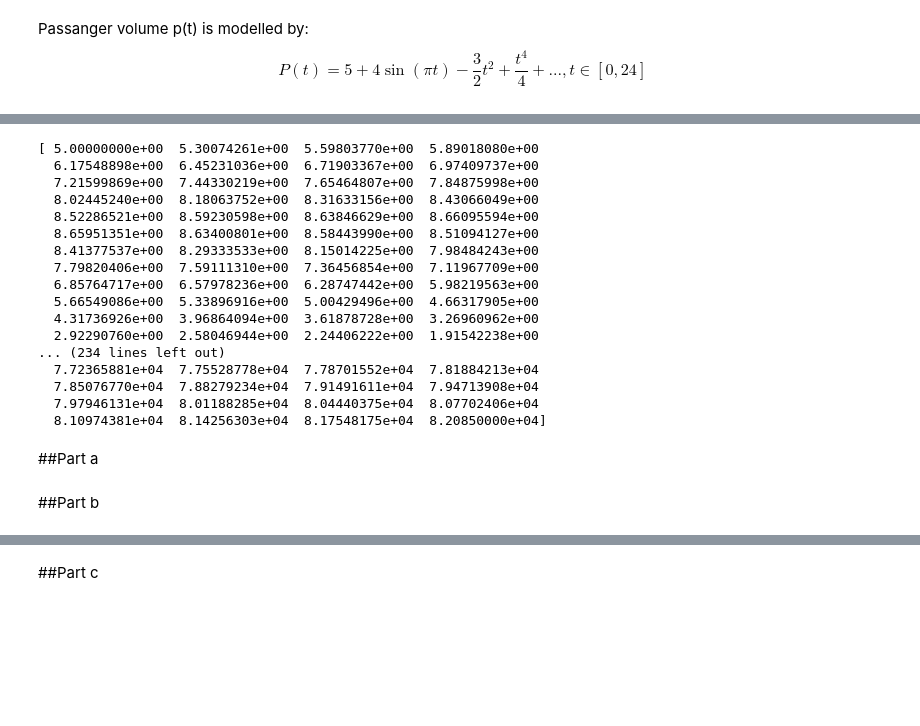
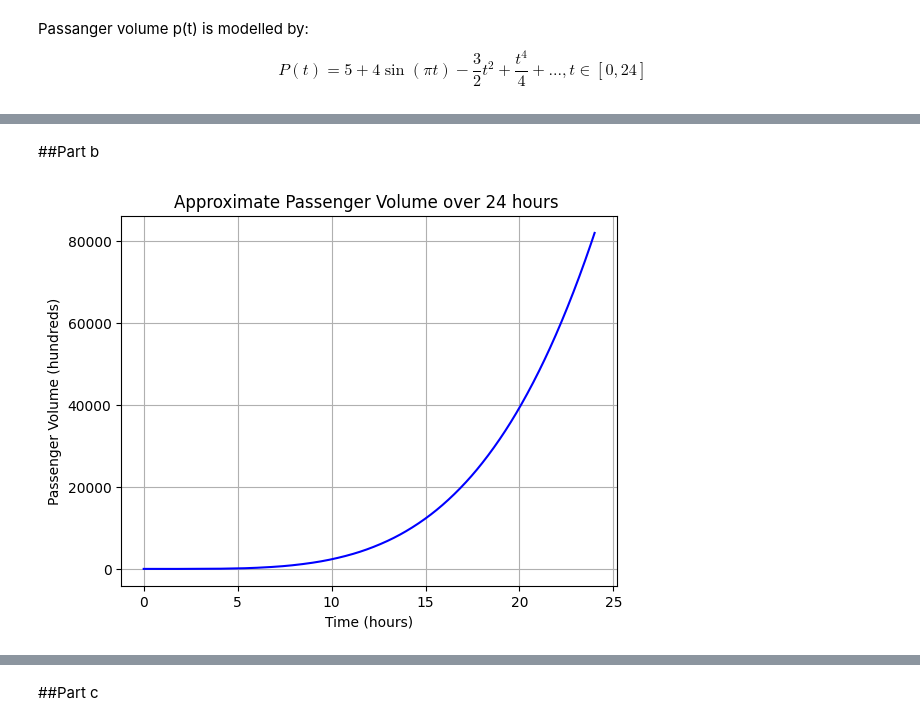
Before and after one commit to Wishmiii/Colombo-Travel-Route-Optimizer, a Jupyter notebook: MathCW.ipynb, the cells around one changed output, grey strips where cells are left out. Saved outputs shown, nothing was run; the diff lists cells and outputs as text; code cells hidden in the pictures; blank space fills up the shorter version.

Commit message:
Added Peak Travel Times Prediction Using Series Convergence

```diff
--- a/MathCW.ipynb
+++ b/MathCW.ipynb
@@ -297,28 +315,16 @@ $$
 # %%
-#Setting time range
-t_hrs=np.linspace(0,24,1000)
-
 # Approximating first 4 terms of the passanger volume function
 P_t = 5 + (4*np.sin(np.pi * t_hrs))- ((3/2)*t_hrs**2)+((t_hrs**4/4))
-# %% [output]
-[ 5.00000000e+00  5.30074261e+00  5.59803770e+00  5.89018080e+00
-  6.17548898e+00  6.45231036e+00  6.71903367e+00  6.97409737e+00
-  7.21599869e+00  7.44330219e+00  7.65464807e+00  7.84875998e+00
-  8.02445240e+00  8.18063752e+00  8.31633156e+00  8.43066049e+00
-  8.52286521e+00  8.59230598e+00  8.63846629e+00  8.66095594e+00
-  8.65951351e+00  8.63400801e+00  8.58443990e+00  8.51094127e+00
-  8.41377537e+00  8.29333533e+00  8.15014225e+00  7.98484243e+00
-  7.79820406e+00  7.59111310e+00  7.36456854e+00  7.11967709e+00
-  6.85764717e+00  6.57978236e+00  6.28747442e+00  5.98219563e+00
-  5.66549086e+00  5.33896916e+00  5.00429496e+00  4.66317905e+00
-  4.31736926e+00  3.96864094e+00  3.61878728e+00  3.26960962e+00
-  2.92290760e+00  2.58046944e+00  2.24406222e+00  1.91542238e+00
-... (234 lines left out)
-  7.72365881e+04  7.75528778e+04  7.78701552e+04  7.81884213e+04
-  7.85076770e+04  7.88279234e+04  7.91491611e+04  7.94713908e+04
-  7.97946131e+04  8.01188285e+04  8.04440375e+04  8.07702406e+04
-  8.10974381e+04  8.14256303e+04  8.17548175e+04  8.20850000e+04]
-# %% [markdown]
-##Part a
 # %% [markdown]
 ##Part b
+# %%
+# Plotting passenger volume over 24 hours
+plt.figure()
+plt.plot(t_hrs,P_t, color='blue')
+plt.xlabel('Time (hours)')
+plt.ylabel('Passenger Volume (hundreds)')
+plt.title('Approximate Passenger Volume over 24 hours ')
+plt.grid(True)
+plt.show()
+# %% [output]
+[figure, added]
```
Also changed, not shown: parts of 35 cells of this notebook.
